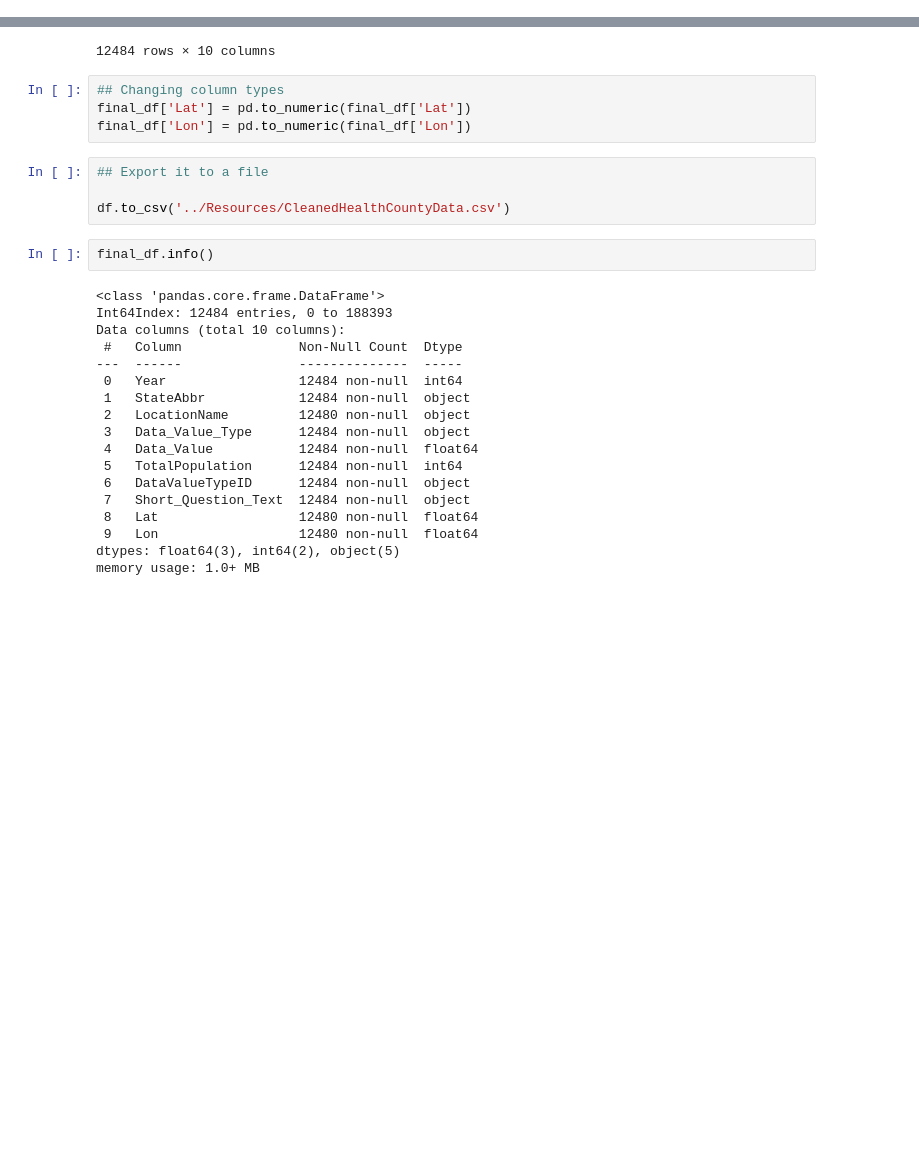
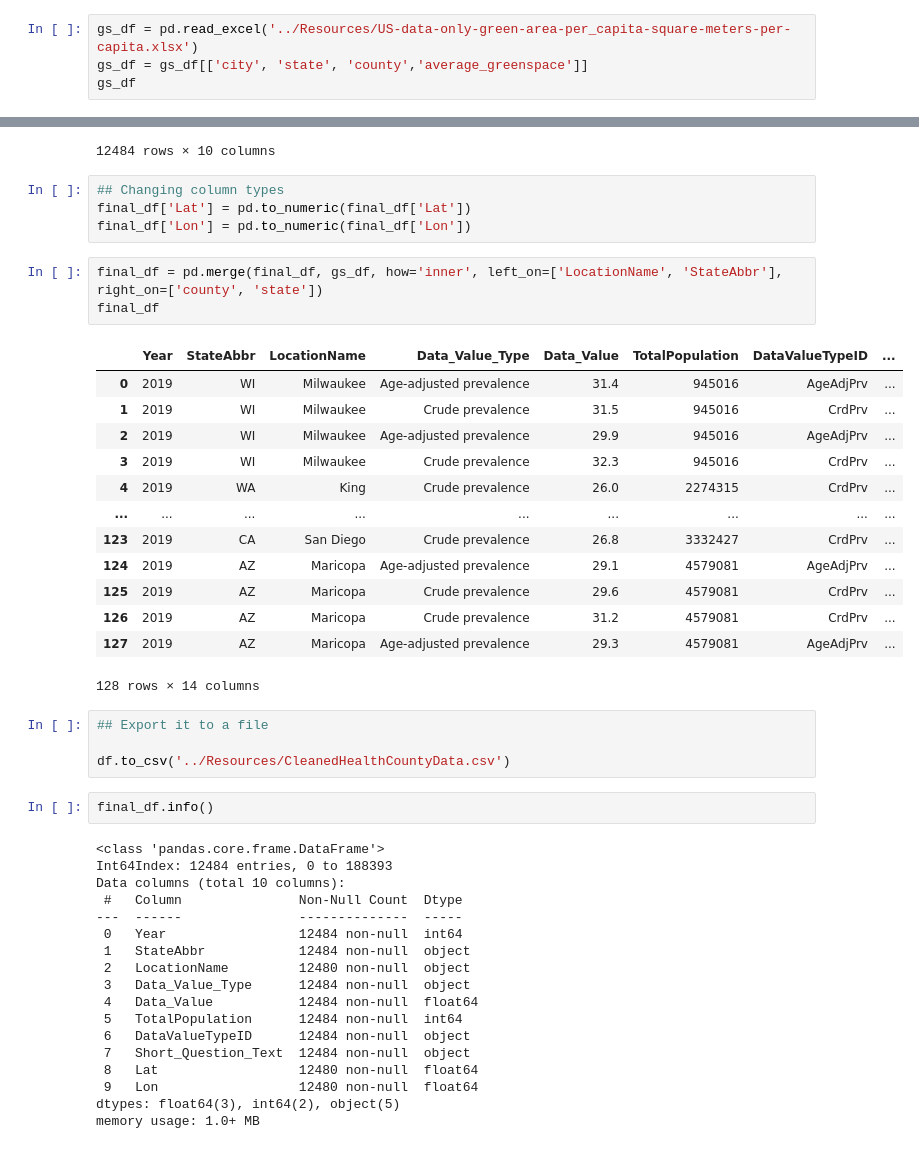
Before and after one commit to codyallison/Project3-Greenspace-Health, a Jupyter notebook: code/datacleanup.ipynb, the cells around one changed output, grey strips where cells are left out. Drawn from its saved outputs; the diff is of its cells as text; blank space fills up the shorter version.

Commit message:
final data cleaning

```diff
--- a/code/datacleanup.ipynb
+++ b/code/datacleanup.ipynb
@@ -154,3 +154,7 @@ Try using .loc[row_indexer,col_indexer] = value instead
 
 See the caveats in the documentation: https://pandas.pydata.org/pandas-docs/stable/user_guide/indexing.html#returning-a-view-versus-a-copy
   new_df['Lon'] = lons
+# %%
+gs_df = pd.read_excel('../Resources/US-data-only-green-area-per_capita-square-meters-per-capita.xlsx')
+gs_df = gs_df[['city', 'state', 'county','average_greenspace']]
+gs_df
@@ -176,6 +194,23 @@ final_df
 ## Changing column types
 final_df['Lat'] = pd.to_numeric(final_df['Lat'])
 final_df['Lon'] = pd.to_numeric(final_df['Lon'])
+# %%
+final_df = pd.merge(final_df, gs_df, how='inner', left_on=['LocationName', 'StateAbbr'], right_on=['county', 'state'])
+final_df
+# %% [output]
+|  | Year | StateAbbr | LocationName | Data_Value_Type | Data_Value | TotalPopulation | DataValueTypeID | ... |
+| 0 | 2019 | WI | Milwaukee | Age-adjusted prevalence | 31.4 | 945016 | AgeAdjPrv | ... |
+| 1 | 2019 | WI | Milwaukee | Crude prevalence | 31.5 | 945016 | CrdPrv | ... |
+| 2 | 2019 | WI | Milwaukee | Age-adjusted prevalence | 29.9 | 945016 | AgeAdjPrv | ... |
+| 3 | 2019 | WI | Milwaukee | Crude prevalence | 32.3 | 945016 | CrdPrv | ... |
+| 4 | 2019 | WA | King | Crude prevalence | 26.0 | 2274315 | CrdPrv | ... |
+| ... | ... | ... | ... | ... | ... | ... | ... | ... |
+| 123 | 2019 | CA | San Diego | Crude prevalence | 26.8 | 3332427 | CrdPrv | ... |
+| 124 | 2019 | AZ | Maricopa | Age-adjusted prevalence | 29.1 | 4579081 | AgeAdjPrv | ... |
+| 125 | 2019 | AZ | Maricopa | Crude prevalence | 29.6 | 4579081 | CrdPrv | ... |
+| 126 | 2019 | AZ | Maricopa | Crude prevalence | 31.2 | 4579081 | CrdPrv | ... |
+| 127 | 2019 | AZ | Maricopa | Age-adjusted prevalence | 29.3 | 4579081 | AgeAdjPrv | ... |
+128 rows × 14 columns
 # %%
 ## Export it to a file
 
```
Also changed, not shown: parts of 5 cells of this notebook, 1 other file.
